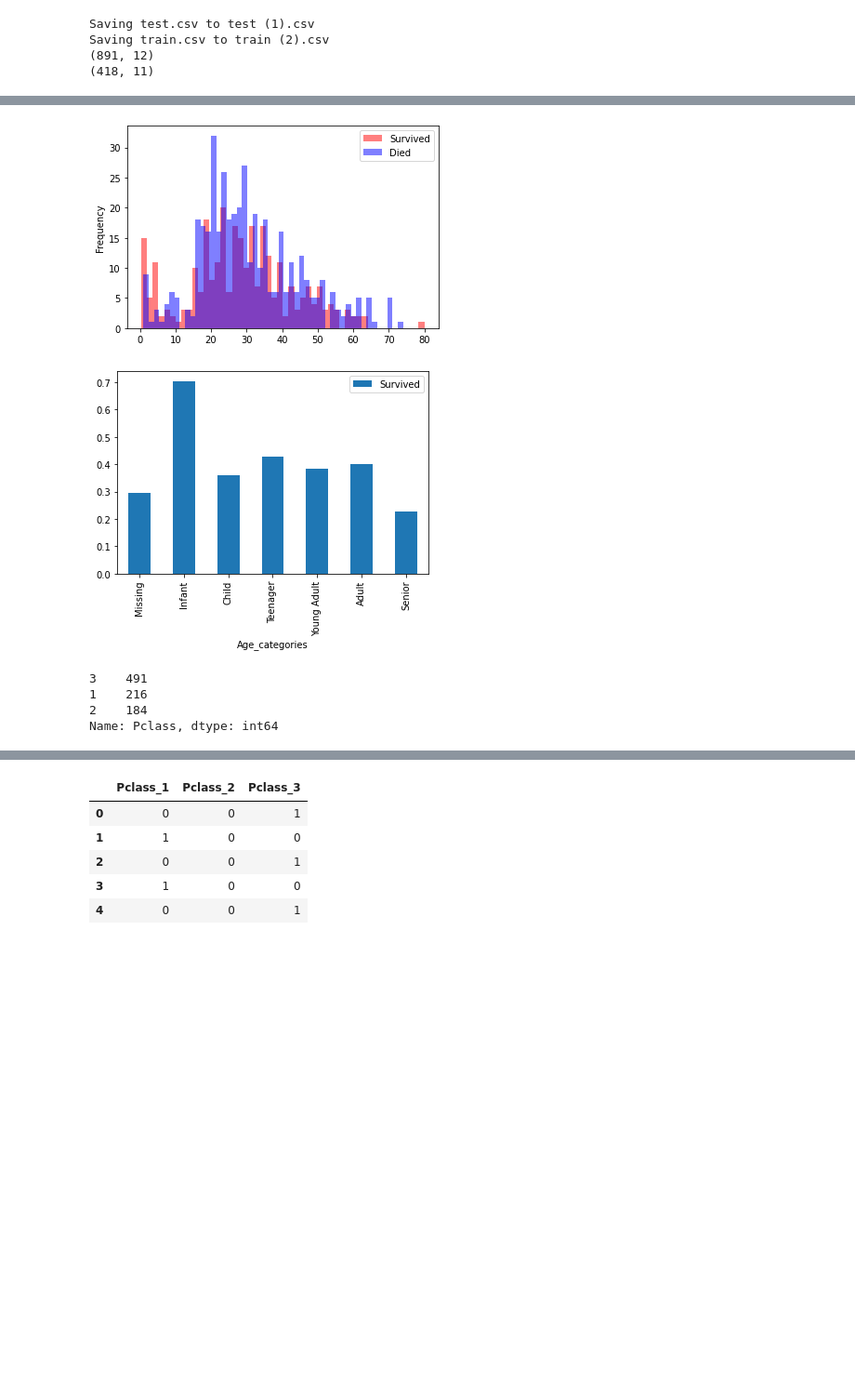
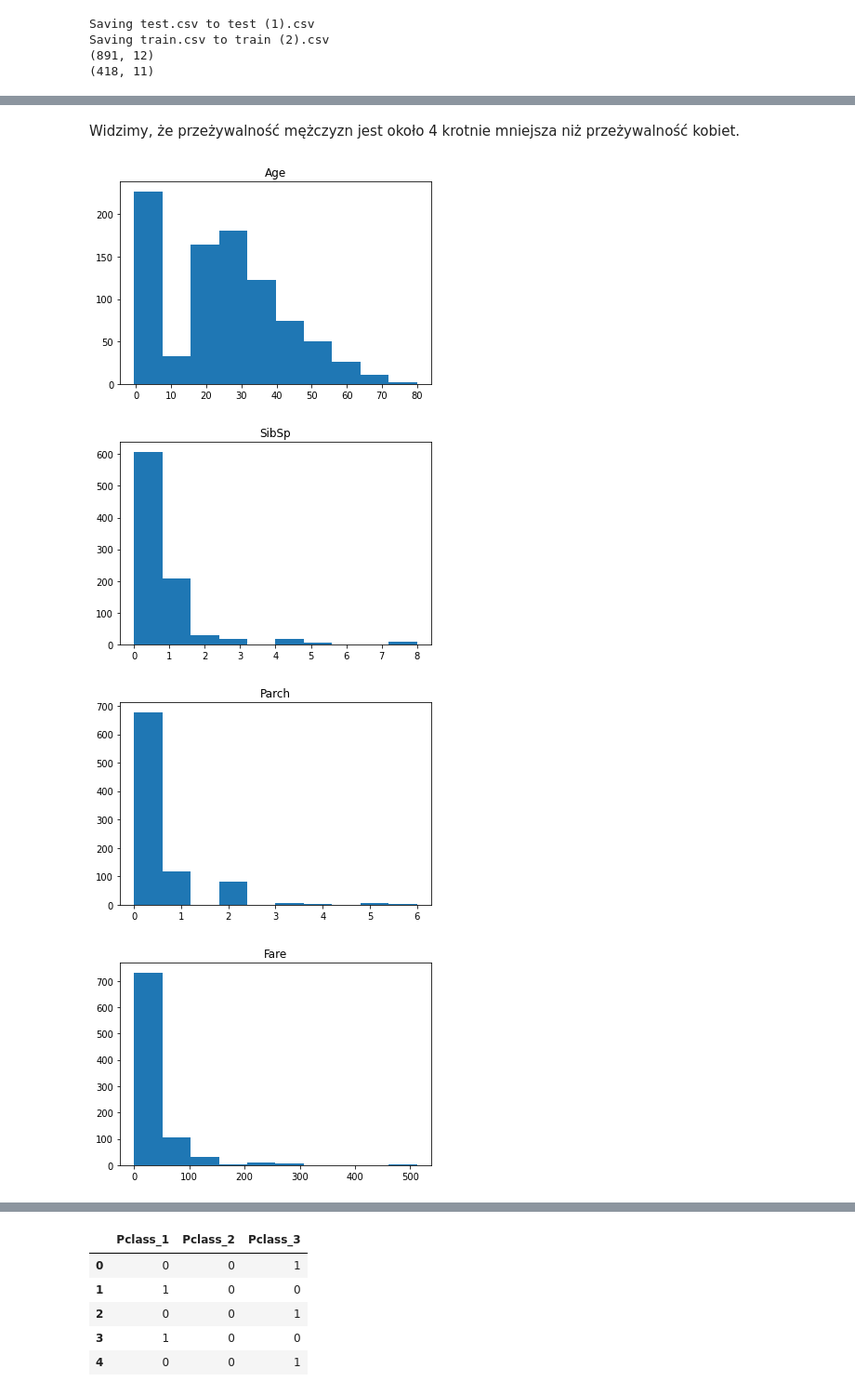
Before and after one commit to Mikolajkunka/Missp, a Jupyter notebook: competition/titanic.ipynb, the cells around one changed output, grey strips where cells are left out. Shown at 93% size. Saved outputs shown, nothing was run; the diff lists cells and outputs as text; code cells hidden in the pictures; blank space fills up the shorter version.

```diff
--- a/competition/titanic.ipynb
+++ b/competition/titanic.ipynb
@@ -86,33 +53,16 @@ train[train["Survived"] == 1]
-# %%
-survived = train[train["Survived"] == 1]
-died = train[train["Survived"] == 0]
-survived["Age"].plot.hist(alpha=0.5,color='red',bins=50)
-died["Age"].plot.hist(alpha=0.5,color='blue',bins=50)
-plt.legend(['Survived','Died'])
-plt.show()
-# %% [output]
-[figure, removed]
-# %%
-def process_age(df,cut_points,label_names):
-    df["Age"] = df["Age"].fillna(-0.5)
-    df["Age_categories"] = pd.cut(df["Age"],cut_points,labels=label_names)
-    return df
-
-cut_points = [-1,0, 5, 12, 18, 35, 60, 100]
-label_names = ["Missing", 'Infant', "Child", 'Teenager', "Young Adult", 'Adult', 'Senior']
-
-train = process_age(train,cut_points,label_names)
-test = process_age(test,cut_points,label_names)
-
-age_cat_pivot = train.pivot_table(index="Age_categories",values="Survived")
-age_cat_pivot.plot.bar()
-plt.show()
-# %% [output]
-[figure, removed]
-# %%
-train['Pclass'].value_counts()
-# %% [output]
-3    491
-1    216
-2    184
-Name: Pclass, dtype: int64
+# %% [markdown]
+Widzimy, że przeżywalność mężczyzn jest około 4 krotnie mniejsza niż przeżywalność kobiet.
+# %%
+#Podział danych na dane liczbowe oraz dane tekstowe
+dane1 = train[['Age','SibSp','Parch','Fare']]
+dane2 = train[['Survived','Pclass','Ticket','Cabin','Embarked']]
+# %%
+for i in dane1.columns: # pętla wyświetlająca dane liczbowe
+    plt.hist(dane1[i])
+    plt.title(i)
+    plt.show() #inicjalizacja wykresów
+# %% [output]
+[figure, added]
+[figure, added]
+[figure, added]
+[figure, added]
```
Also changed, not shown: parts of 33 cells of this notebook.
